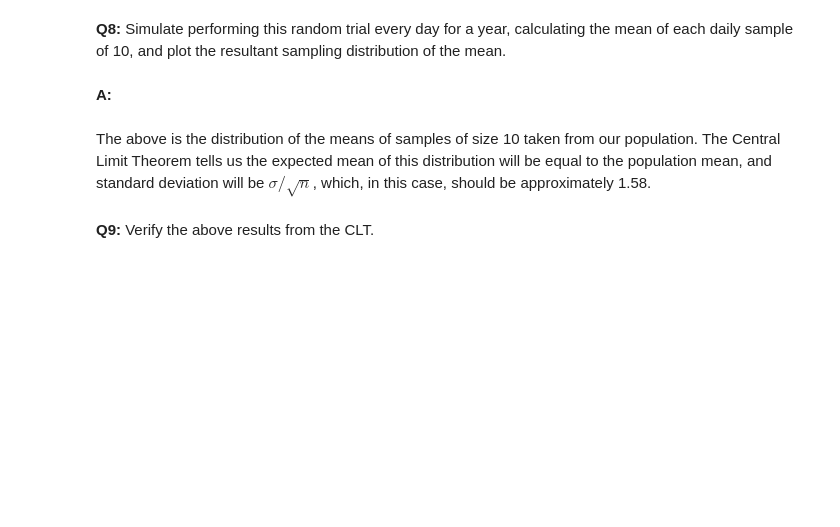
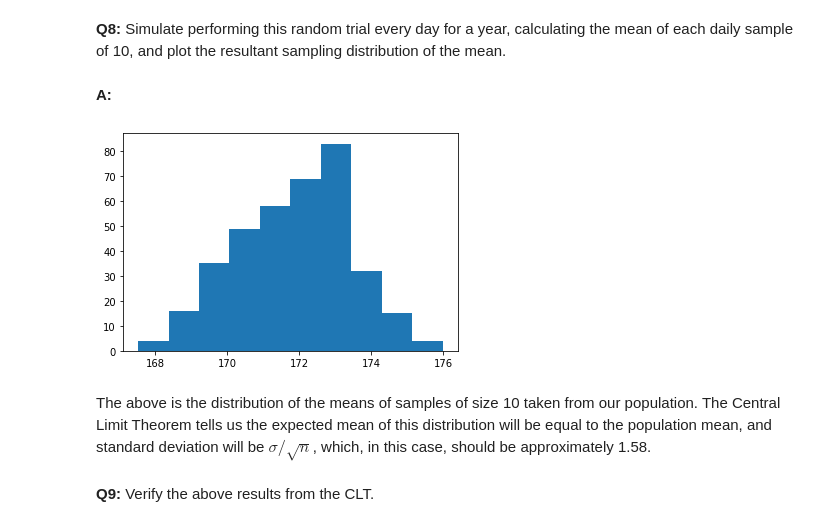
Before and after one commit to gvarg75/Springboard, a Jupyter notebook: assignments/frequentist_inference_a_and_b/Frequentist Inference Case Study - Part A (3).ipynb, the cells around one changed output. Saved outputs shown, nothing was run; the diff lists cells and outputs as text; code cells hidden in the pictures; blank space fills up the shorter version.

```diff
--- a/assignments/frequentist_inference_a_and_b/Frequentist Inference Case Study - Part A (3).ipynb
+++ b/assignments/frequentist_inference_a_and_b/Frequentist Inference Case Study - Part A (3).ipynb
@@ -204,6 +236,11 @@ __A:__
 # %%
 seed(47)
 # take your samples here
+sim = [np.mean(townsfolk_sampler(10)) for i in range(365)]
+# %%
+plt.hist(sim);
+# %% [output]
+[figure, added]
 # %% [markdown]
 The above is the distribution of the means of samples of size 10 taken from our population. The Central Limit Theorem tells us the expected mean of this distribution will be equal to the population mean, and standard deviation will be $\sigma / \sqrt n$, which, in this case, should be approximately 1.58.
 # %% [markdown]
```
Also changed, not shown: parts of 25 cells of this notebook.
